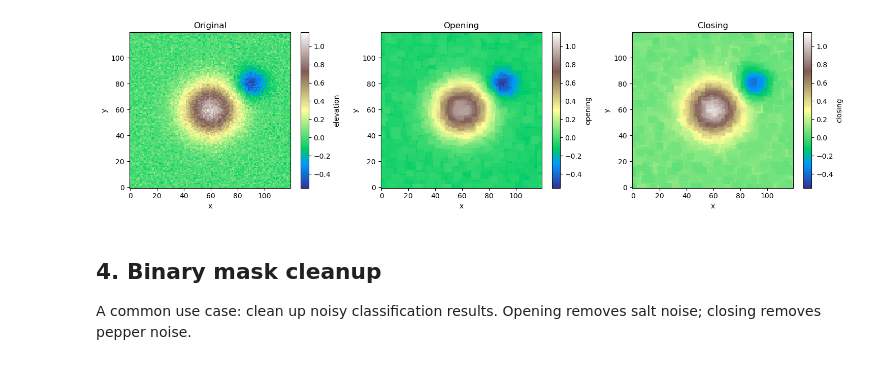
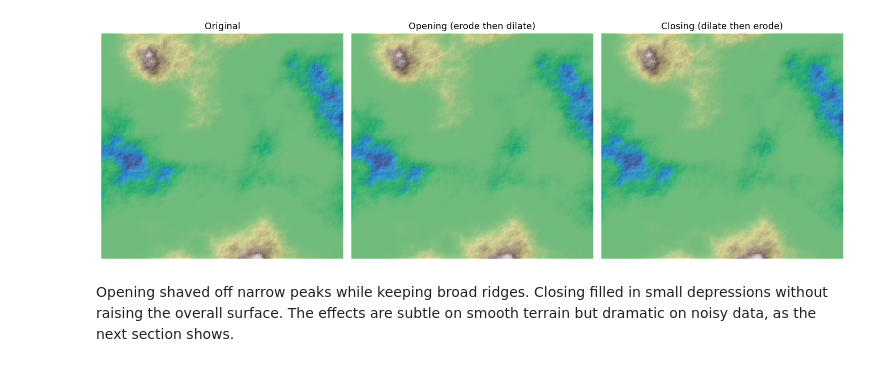
Before and after one commit to makepath/xarray-spatial, a Jupyter notebook: examples/user_guide/17_Morphological_Operators.ipynb, the cells around one changed output. Saved outputs shown, nothing was run; the diff lists cells and outputs as text; code cells hidden in the pictures.

```diff
--- a/examples/user_guide/17_Morphological_Operators.ipynb
+++ b/examples/user_guide/17_Morphological_Operators.ipynb
@@ -48,0 +58,5 @@ plt.show()
+# %%
+fig, ax = plt.subplots(figsize=(10, 7.5))
+illuminated.plot.imshow(ax=ax, cmap='gray', add_colorbar=False)
+terrain.plot.imshow(ax=ax, cmap='terrain', alpha=128/255, add_colorbar=False)
+ax.set_axis_off()
@@ -49,17 +71,19 @@ plt.show()
 # %%
-kernel = np.ones((5, 5), dtype=np.uint8)
+eroded = morph_erode(terrain, kernel=kernel, boundary='nearest')
+dilated = morph_dilate(terrain, kernel=kernel, boundary='nearest')
 
-eroded = morph_erode(raster, kernel=kernel, boundary='nearest')
-dilated = morph_dilate(raster, kernel=kernel, boundary='nearest')
+vmin, vmax = float(terrain.min()), float(terrain.max())
 
-fig, axes = plt.subplots(1, 3, figsize=(15, 4))
-for ax, data, title in zip(
+fig, axes = plt.subplots(1, 3, figsize=(15, 5))
+for ax, data, label in zip(
     axes,
-    [raster, eroded, dilated],
+    [terrain, eroded, dilated],
     ['Original', 'Eroded (local min)', 'Dilated (local max)'],
 ):
-    data.plot(ax=ax, cmap='terrain', vmin=z.min(), vmax=z.max())
-    ax.set_title(title)
+    illuminated.plot.imshow(ax=ax, cmap='gray', add_colorbar=False)
+    data.plot.imshow(ax=ax, cmap='terrain', alpha=160/255,
+                     vmin=vmin, vmax=vmax, add_colorbar=False)
+    ax.set_title(label, fontsize=13)
+    ax.set_axis_off()
 plt.tight_layout()
-plt.show()
 # %% [output]
@@ -71,21 +103,20 @@ Opening removes small bright spikes; closing fills small dark pits.
 # %%
-opened = morph_opening(raster, kernel=kernel, boundary='nearest')
-closed = morph_closing(raster, kernel=kernel, boundary='nearest')
+opened = morph_opening(terrain, kernel=kernel, boundary='nearest')
+closed = morph_closing(terrain, kernel=kernel, boundary='nearest')
 
-fig, axes = plt.subplots(1, 3, figsize=(15, 4))
-for ax, data, title in zip(
+fig, axes = plt.subplots(1, 3, figsize=(15, 5))
+for ax, data, label in zip(
     axes,
-    [raster, opened, closed],
-    ['Original', 'Opening', 'Closing'],
+    [terrain, opened, closed],
+    ['Original', 'Opening (erode then dilate)', 'Closing (dilate then erode)'],
 ):
-    data.plot(ax=ax, cmap='terrain', vmin=z.min(), vmax=z.max())
-    ax.set_title(title)
+    illuminated.plot.imshow(ax=ax, cmap='gray', add_colorbar=False)
+    data.plot.imshow(ax=ax, cmap='terrain', alpha=160/255,
+                     vmin=vmin, vmax=vmax, add_colorbar=False)
+    ax.set_title(label, fontsize=13)
+    ax.set_axis_off()
 plt.tight_layout()
-plt.show()
 # %% [output]
-[figure, old version]
+[figure, new version]
-# %% [markdown]
-## 4. Binary mask cleanup
-
-A common use case: clean up noisy classification results.  Opening
-removes salt noise; closing removes pepper noise.
+# %% [markdown]
+Opening shaved off narrow peaks while keeping broad ridges. Closing filled in small depressions without raising the overall surface. The effects are subtle on smooth terrain but dramatic on noisy data, as the next section shows.
```
Also changed, not shown: parts of 28 cells of this notebook, 1 other file.
